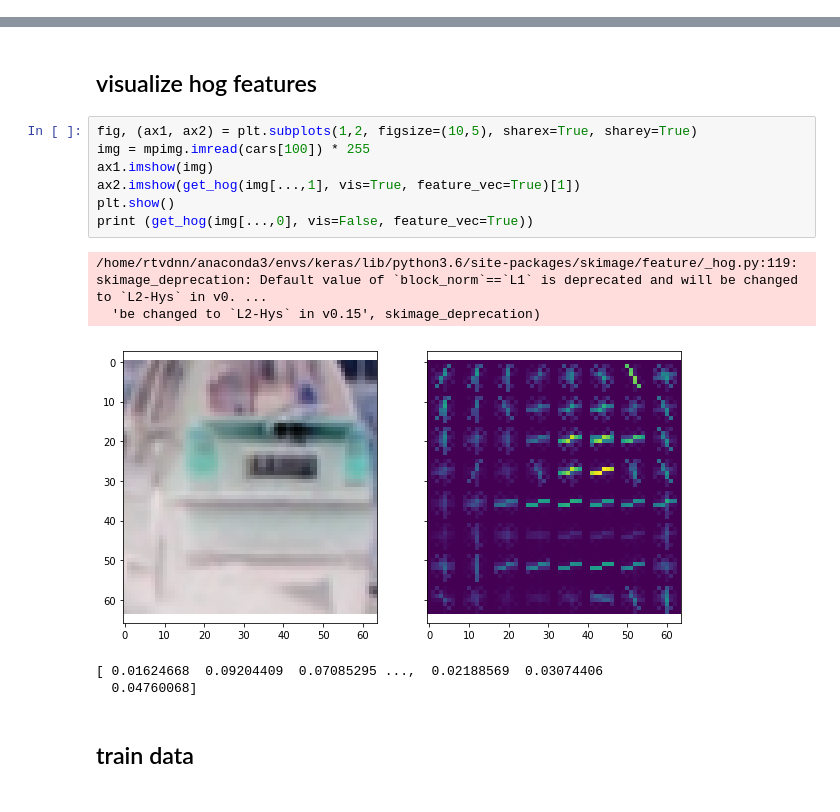
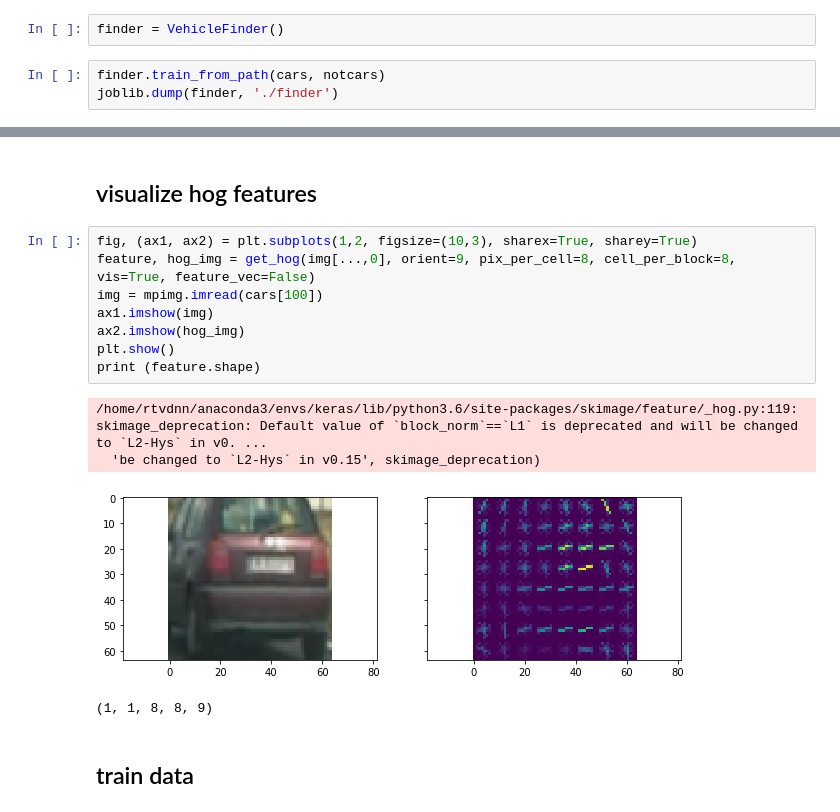
Before and after one commit to trivus/CarND-Vehicle-Detection, a Jupyter notebook: Vehicle_detection.ipynb, the cells around one changed output, grey strips where cells are left out. Saved outputs shown, nothing was run; the diff lists cells and outputs as text.

```diff
--- a/Vehicle_detection.ipynb
+++ b/Vehicle_detection.ipynb
@@ -29,3 +30,8 @@ notcars = glob.glob('./non-vehicles/*/*.png')
 print('data size cars: {} non-cars: {}'.format(len(cars), len(notcars)))
 # %% [output]
 data size cars: 8792 non-cars: 8968
+# %%
+finder = VehicleFinder()
+# %%
+finder.train_from_path(cars, notcars)
+joblib.dump(finder, './finder')
@@ -121,18 +173,18 @@ def dir_extract_feature(img_dir, cspace='RGB', orient=9, hog_channel=None,
 # %% [markdown]
 ## visualize hog features
 # %%
-fig, (ax1, ax2) = plt.subplots(1,2, figsize=(10,5), sharex=True, sharey=True)
-img = mpimg.imread(cars[100]) * 255
+fig, (ax1, ax2) = plt.subplots(1,2, figsize=(10,3), sharex=True, sharey=True)
+feature, hog_img = get_hog(img[...,0], orient=9, pix_per_cell=8, cell_per_block=8, vis=True, feature_vec=False)
+img = mpimg.imread(cars[100])
 ax1.imshow(img)
-ax2.imshow(get_hog(img[...,1], vis=True, feature_vec=True)[1])
+ax2.imshow(hog_img)
 plt.show()
-print (get_hog(img[...,0], vis=False, feature_vec=True))
+print (feature.shape)
 # %% [output]
 /home/rtvdnn/anaconda3/envs/keras/lib/python3.6/site-packages/skimage/feature/_hog.py:119: skimage_deprecation: Default value of `block_norm`==`L1` is deprecated and will be changed to `L2-Hys` in v0. ...
   'be changed to `L2-Hys` in v0.15', skimage_deprecation)
-[figure, old version]
+[figure, new version]
-[ 0.01624668  0.09204409  0.07085295 ...,  0.02188569  0.03074406
-  0.04760068]
+(1, 1, 8, 8, 9)
 # %% [markdown]
 ## train data
 # %%
```
Also changed, not shown: parts of 14 cells of this notebook, 2 other files.
